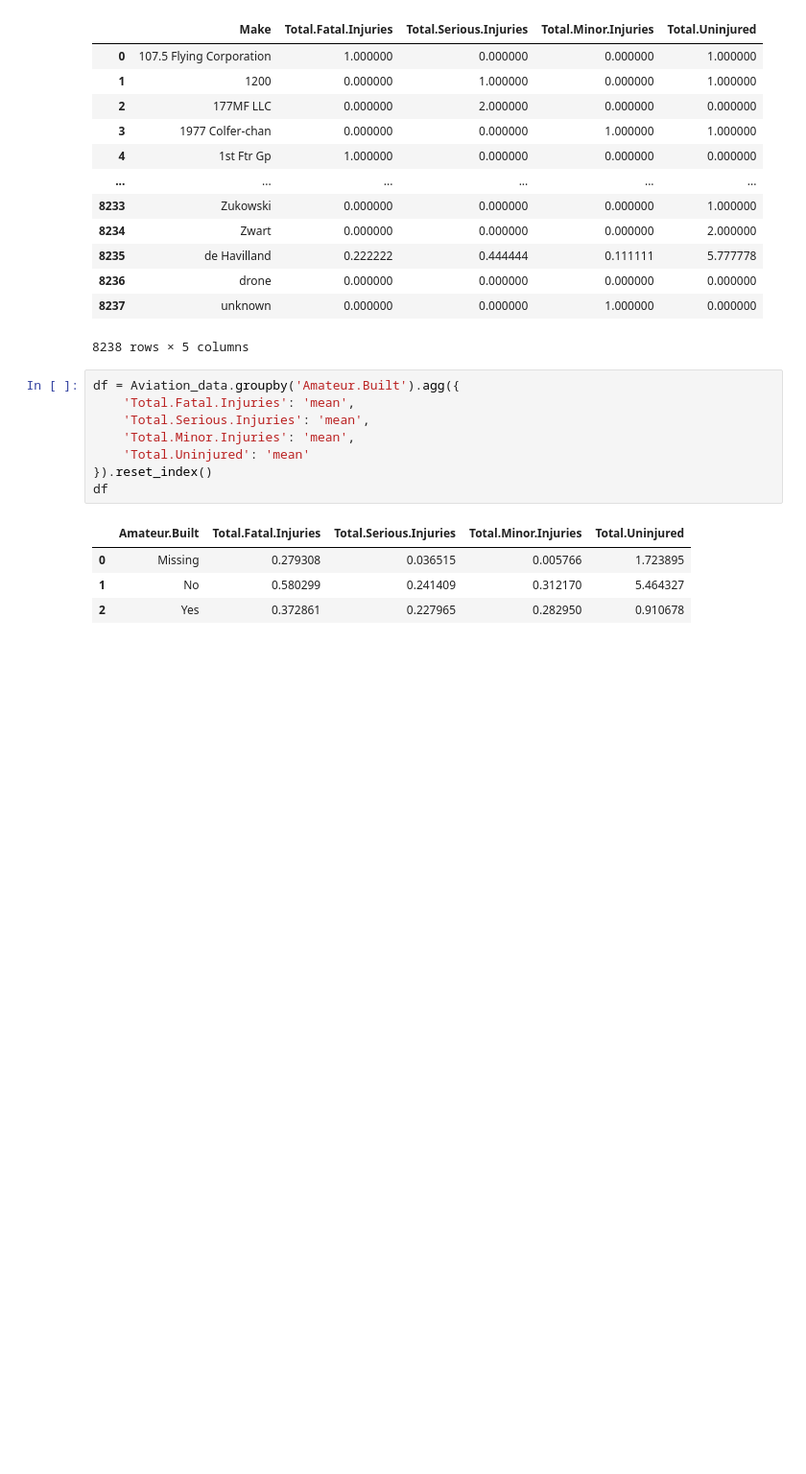
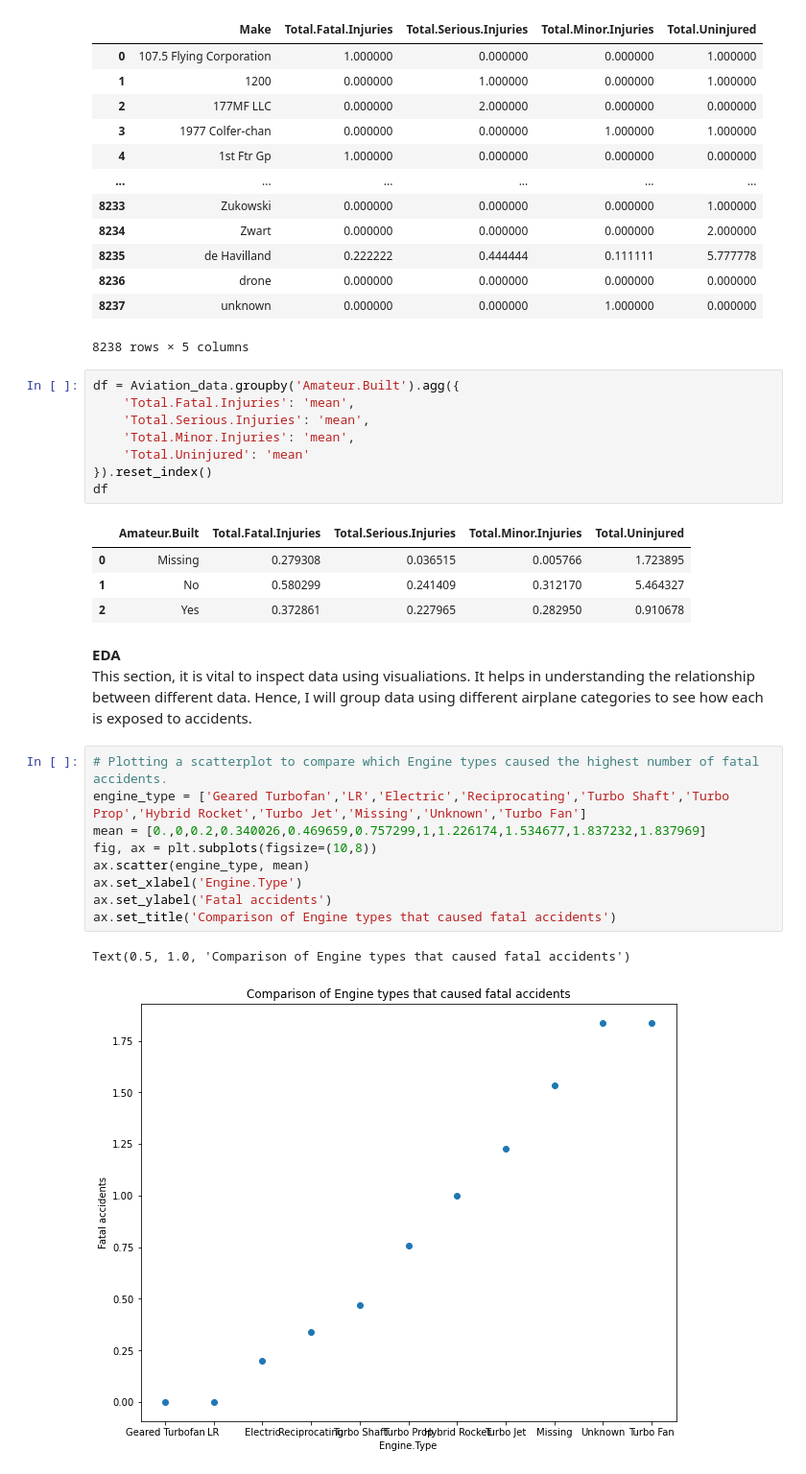
Before and after one commit to Eugene-Asengi/dsc-phase-1-project-v3, a Jupyter notebook: student.ipynb, the cells around one changed output. Shown at 96% size. Cells and saved outputs as stored; diff of their text form; blank space fills up the shorter version.

```diff
--- a/student.ipynb
+++ b/student.ipynb
@@ -463,3 +464,18 @@ df
 | 0 | Missing | 0.279308 | 0.036515 | 0.005766 | 1.723895 |
 | 1 | No | 0.580299 | 0.241409 | 0.312170 | 5.464327 |
 | 2 | Yes | 0.372861 | 0.227965 | 0.282950 | 0.910678 |
+# %% [markdown]
+**EDA**
+This section, it is vital to inspect data using visualiations. It helps in understanding the relationship between different data. Hence, I will group data using different airplane categories to see how each is exposed to accidents.
+# %%
+# Plotting a scatterplot to compare which Engine types caused the highest number of fatal accidents.
+engine_type = ['Geared Turbofan','LR','Electric','Reciprocating','Turbo Shaft','Turbo Prop','Hybrid Rocket','Turbo Jet','Missing','Unknown','Turbo Fan']
+mean = [0.,0,0.2,0.340026,0.469659,0.757299,1,1.226174,1.534677,1.837232,1.837969]
+fig, ax = plt.subplots(figsize=(10,8))
+ax.scatter(engine_type, mean)
+ax.set_xlabel('Engine.Type')
+ax.set_ylabel('Fatal accidents')
+ax.set_title('Comparison of Engine types that caused fatal accidents')
+# %% [output]
+Text(0.5, 1.0, 'Comparison of Engine types that caused fatal accidents')
+[figure, added]
```
Also changed, not shown: parts of 6 cells of this notebook.
